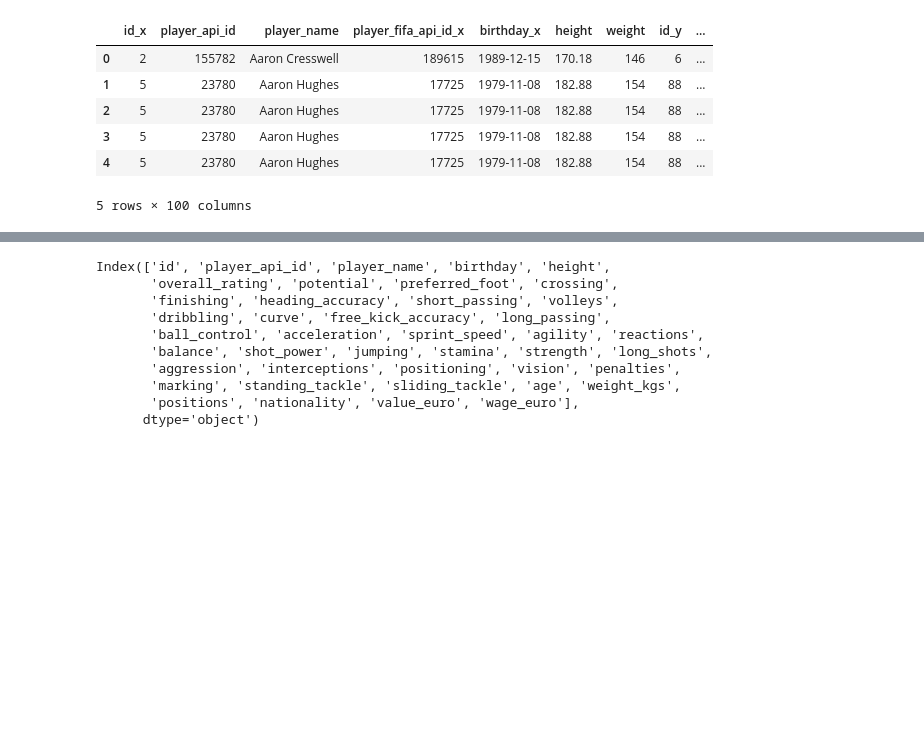
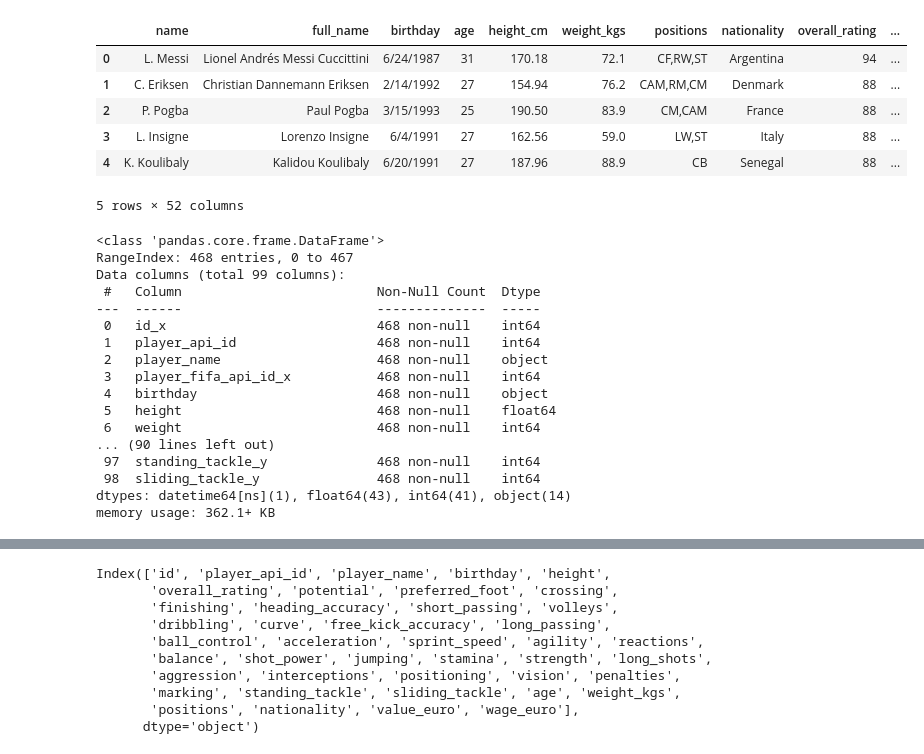
Before and after one commit to rdeshir10/Fifa_Analysis, a Jupyter notebook: football.ipynb, the cells around one changed output, grey strips where cells are left out. Cells and saved outputs as stored; diff of their text form; code cells hidden in the pictures; blank space fills up the shorter version.

```diff
--- a/football.ipynb
+++ b/football.ipynb
@@ -41,18 +72,38 @@ df_fifa_players['last_name'] = df_fifa_players['name'].apply(extract_last_name)
 # %%
 # Renaming Column for consistency
 df_fifa_players.rename(columns= {'birth_date' : 'birthday'}, inplace=True)
+# %%
+df_fifa_players.head()
+# %% [output]
+|  | name | full_name | birthday | age | height_cm | weight_kgs | positions | nationality | overall_rating | ... |
+| 0 | L. Messi | Lionel Andrés Messi Cuccittini | 6/24/1987 | 31 | 170.18 | 72.1 | CF,RW,ST | Argentina | 94 | ... |
+| 1 | C. Eriksen | Christian Dannemann Eriksen | 2/14/1992 | 27 | 154.94 | 76.2 | CAM,RM,CM | Denmark | 88 | ... |
+| 2 | P. Pogba | Paul Pogba | 3/15/1993 | 25 | 190.50 | 83.9 | CM,CAM | France | 88 | ... |
+| 3 | L. Insigne | Lorenzo Insigne | 6/4/1991 | 27 | 162.56 | 59.0 | LW,ST | Italy | 88 | ... |
+| 4 | K. Koulibaly | Kalidou Koulibaly | 6/20/1991 | 27 | 187.96 | 88.9 | CB | Senegal | 88 | ... |
+5 rows × 52 columns
 # %%
 # combining dataframes to cummalate all relevant columns
-df_combined = pd.merge(latest_value, df_fifa_players, how= 'inner', on='last_name')
-df_combined.head()
+df_combined = pd.merge(latest_value, df_fifa_players, how= 'inner', on=['last_name','birthday'] )
+df_combined.info()
 # %% [output]
-|  | id_x | player_api_id | player_name | player_fifa_api_id_x | birthday_x | height | weight | id_y | ... |
-| 0 | 2 | 155782 | Aaron Cresswell | 189615 | 1989-12-15 | 170.18 | 146 | 6 | ... |
-| 1 | 5 | 23780 | Aaron Hughes | 17725 | 1979-11-08 | 182.88 | 154 | 88 | ... |
-| 2 | 5 | 23780 | Aaron Hughes | 17725 | 1979-11-08 | 182.88 | 154 | 88 | ... |
-| 3 | 5 | 23780 | Aaron Hughes | 17725 | 1979-11-08 | 182.88 | 154 | 88 | ... |
-| 4 | 5 | 23780 | Aaron Hughes | 17725 | 1979-11-08 | 182.88 | 154 | 88 | ... |
-5 rows × 100 columns
+<class 'pandas.core.frame.DataFrame'>
+RangeIndex: 468 entries, 0 to 467
+Data columns (total 99 columns):
+ #   Column                         Non-Null Count  Dtype
+---  ------                         --------------  -----
+ 0   id_x                           468 non-null    int64
+ 1   player_api_id                  468 non-null    int64
+ 2   player_name                    468 non-null    object
+ 3   player_fifa_api_id_x           468 non-null    int64
+ 4   birthday                       468 non-null    object
+ 5   height                         468 non-null    float64
+ 6   weight                         468 non-null    int64
+... (90 lines left out)
+ 97  standing_tackle_y              468 non-null    int64
+ 98  sliding_tackle_y               468 non-null    int64
+dtypes: datetime64[ns](1), float64(43), int64(41), object(14)
+memory usage: 362.1+ KB
 # %%
 # Dropped duplicate values from dataframe
 df_combined.drop_duplicates(subset='player_name', inplace=True)
```
Also changed, not shown: parts of 11 cells of this notebook, 6 other files.
